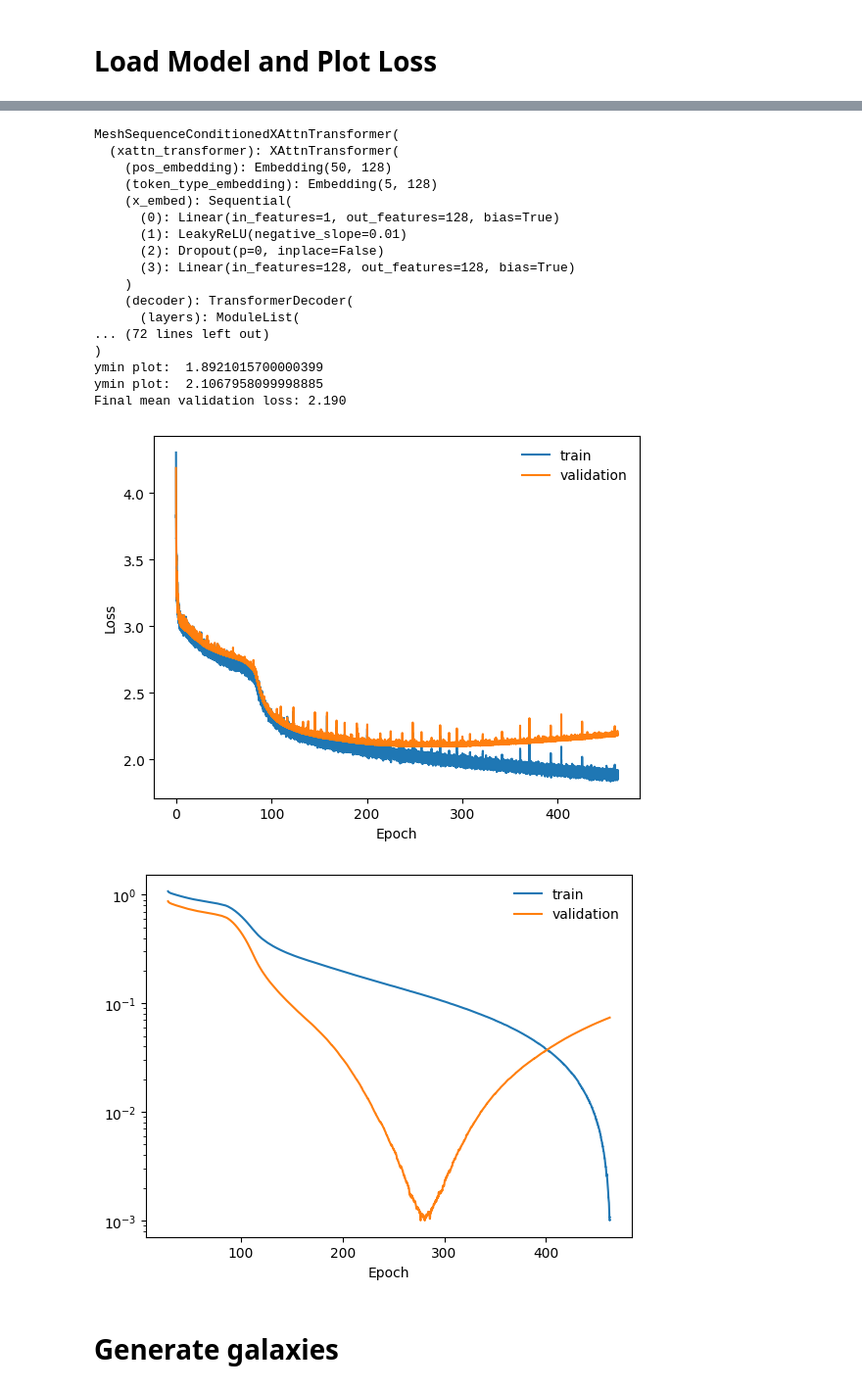
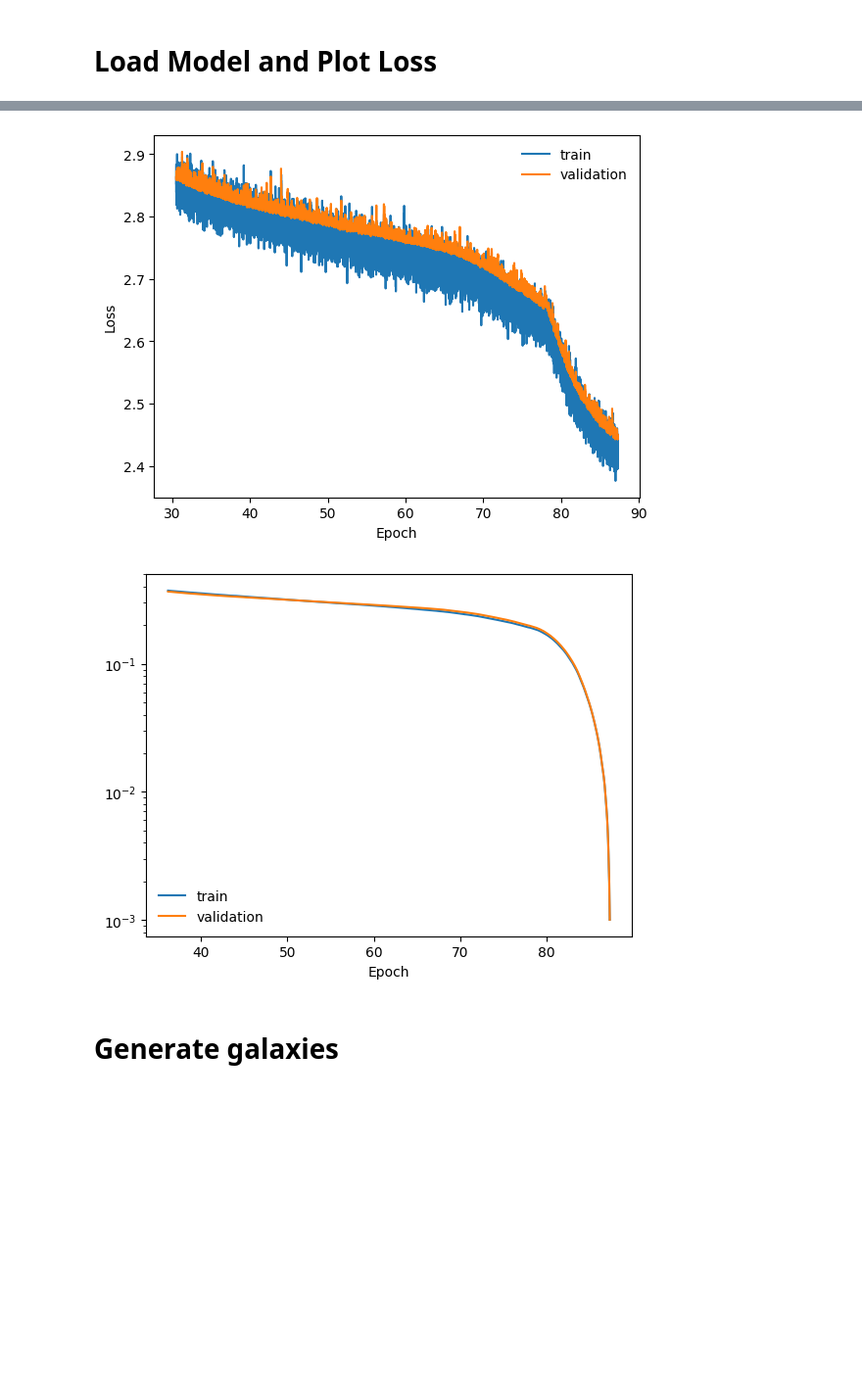
Before and after one commit to knmoriwaki/cosmoglint, a Jupyter notebook: notebooks/quick_check_mesh.ipynb, the cells around one changed output, grey strips where cells are left out. Shown at 98% size. Cells and saved outputs as stored; diff of their text form; code cells hidden in the pictures; blank space fills up the shorter version.

```diff
--- a/notebooks/plot_transformer_mesh_ctx.ipynb
+++ b/notebooks/quick_check_mesh.ipynb
@@ -85,7 +85,7 @@ base_dir = "../scripts/runs/output_transformer_mesh"
 # Load Model and Plot Loss
 # %%
 snapshot_number = 33
-model_dir = "{}/transformer_{:d}_ep2000_bs256_w1".format(base_dir, snapshot_number)
+model_dir = "{}/transformer_{:d}_ep400_bs256_w1".format(base_dir, snapshot_number)
 
 output_dir = "{}/figures".format(model_dir)
 os.makedirs(output_dir, exist_ok=True)
@@ -103,7 +103,6 @@ max_ids = torch.tensor(max_ids).to(device)
 ### load model
 model = transformer_model(opt)
 label = ""
-label = "_ep200"
 model.load_state_dict(torch.load("{}/model{}.pth".format(model_dir, label), map_location=device))
 model.to(device)
 
@@ -144,22 +159,5 @@ opt:  Namespace(gpu_id='1', output_dir='./runs/output_transformer_mesh/transform
-MeshSequenceConditionedXAttnTransformer(
-  (xattn_transformer): XAttnTransformer(
-    (pos_embedding): Embedding(50, 128)
-    (token_type_embedding): Embedding(5, 128)
-    (x_embed): Sequential(
-      (0): Linear(in_features=1, out_features=128, bias=True)
-      (1): LeakyReLU(negative_slope=0.01)
-      (2): Dropout(p=0, inplace=False)
-      (3): Linear(in_features=128, out_features=128, bias=True)
-    )
-    (decoder): TransformerDecoder(
-      (layers): ModuleList(
-... (72 lines left out)
-)
-ymin plot:  1.8921015700000399
-ymin plot:  2.1067958099998885
-Final mean validation loss: 2.190
-[figure, old version]
+[figure, new version]
-[figure, old version]
+[figure, new version]
 # %% [markdown]
 # Generate galaxies
 # %%
```
Also changed, not shown: parts of 3 cells of this notebook, 4 other files.
